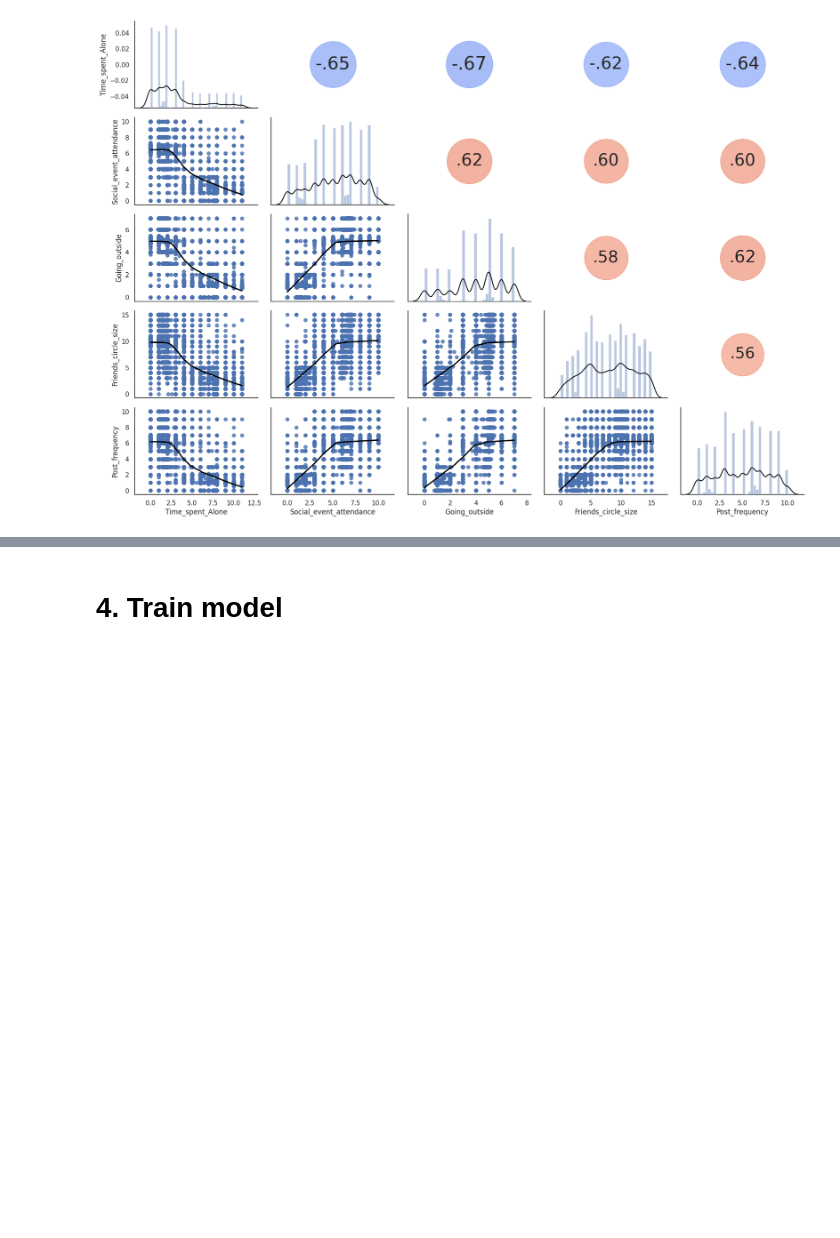
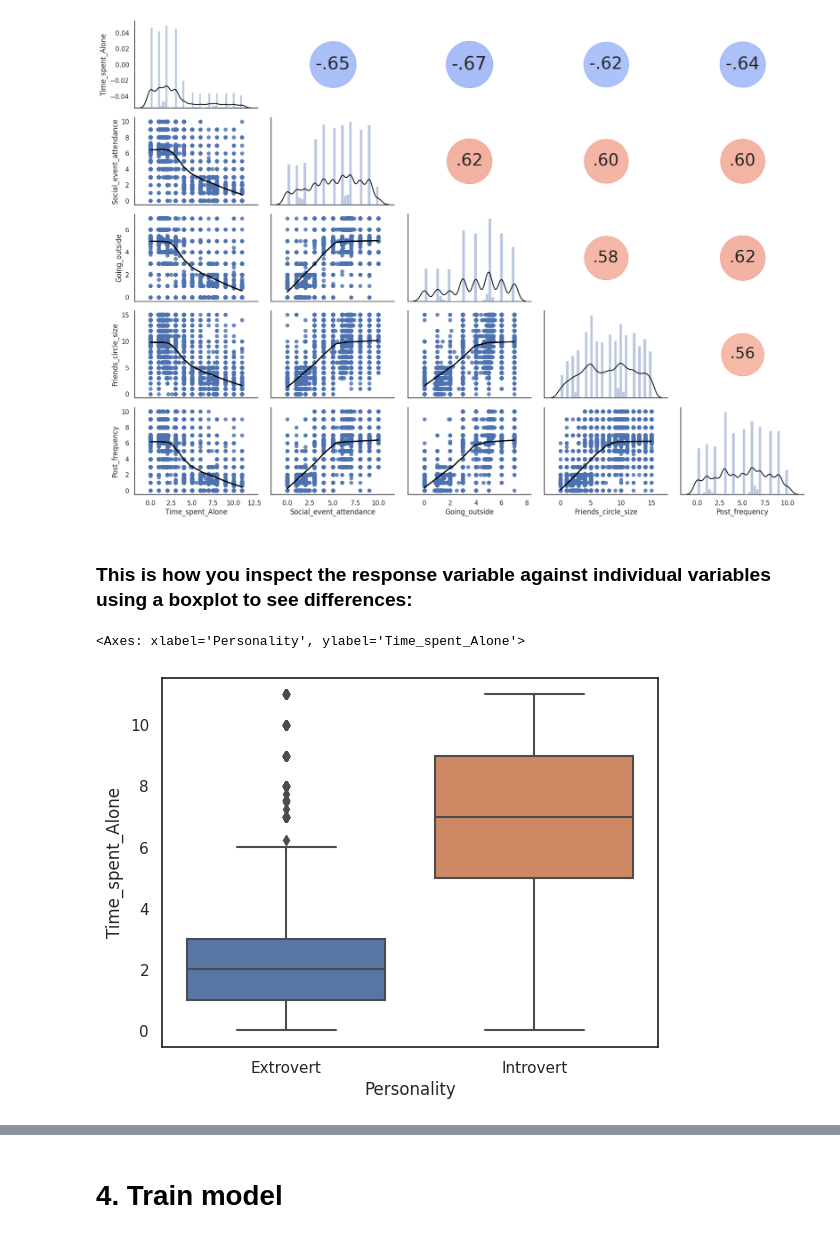
Before and after one commit to Usul1980/Predict-the-Introverts-from-the-Extroverts, a Jupyter notebook: predict-the-introverts-imputation-and-lightgbm.ipynb, the cells around one changed output, grey strips where cells are left out. Cells and saved outputs as stored; diff of their text form; code cells hidden in the pictures; blank space fills up the shorter version.

```diff
--- a/predict-the-introverts-imputation-and-lightgbm.ipynb
+++ b/predict-the-introverts-imputation-and-lightgbm.ipynb
@@ -244,3 +244,10 @@ g.map_upper(corrdot)
 plt.show()
 # %% [output]
 [figure]
+# %% [markdown]
+### This is how you inspect the response variable against individual variables using a boxplot to see differences:
+# %%
+sns.boxplot(x=train['Personality'],y=train['Time_spent_Alone'])
+# %% [output]
+<Axes: xlabel='Personality', ylabel='Time_spent_Alone'>
+[figure, added]
```
Also changed, not shown: parts of 11 cells of this notebook.
